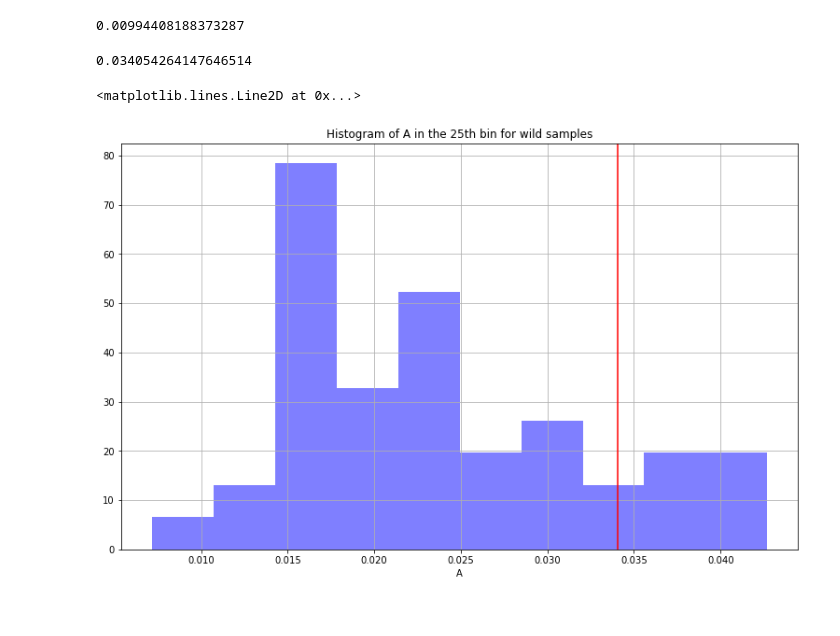
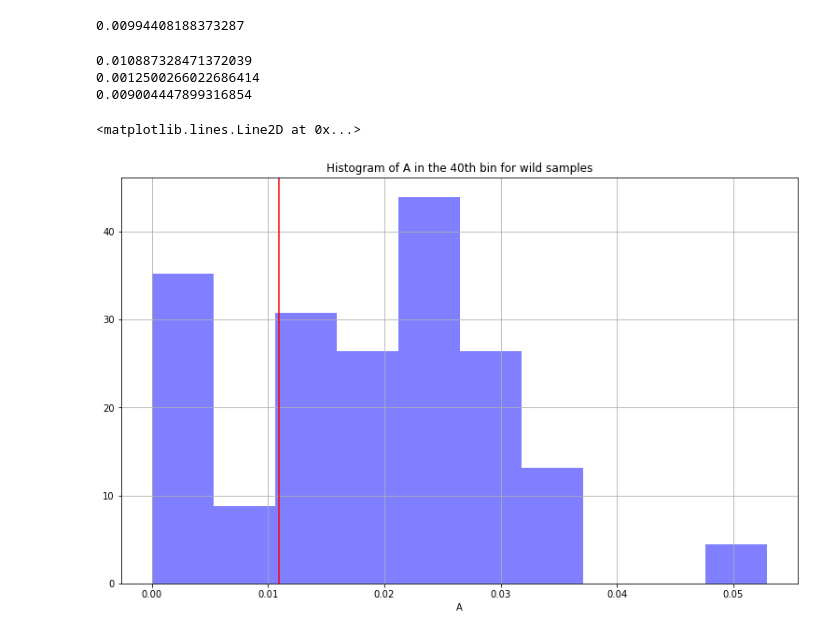
Before and after one commit to liwencong1995/SDS-Capstone-Zebrafish, a Jupyter notebook: 1.ipynb, the cells around one changed output. Cells and saved outputs as stored; diff of their text form; code cells hidden in the pictures.

Commit message:
bin freq for a r t

```diff
--- a/1.ipynb
+++ b/1.ipynb
@@ -189,6 +188,8 @@ for wt_brain in wt_brains:
 ### Getting Bin Frequencies of A, R, T in wild types
 # %%
 hist_a, bin_edges_a = np.histogram(A, density=True, bins=50)
+hist_r, bin_edges_r = np.histogram(R, density=True, bins=50)
+hist_t, bin_edges_t = np.histogram(T, density=True, bins=50)
 # %%
 bin_edges_a
 # %% [output]
@@ -211,25 +212,39 @@ print(wt_brains[1].get_bin_freq(bin_edges_a,20))
 0.00994408188373287
 # %%
 freqs_a = []
+freqs_r = []
+freqs_t = []
 for i in range(1,51):
-    freq = []
+    freq_a = []
+    freq_r = []
+    freq_t = []
     for wt_brain in wt_brains:
-        freq.append(wt_brain.get_bin_freq(bin_edges_a,i))
-    freqs_a.append(freq)
+        freq_a.append(wt_brain.get_bin_freq(bin_edges_a,i))
+        freq_r.append(wt_brain.get_bin_freq(bin_edges_r,i))
+        freq_t.append(wt_brain.get_bin_freq(bin_edges_t,i))
+    freqs_a.append(freq_a)
+    freqs_r.append(freq_r)
+    freqs_t.append(freq_t)
 # %%
 yot = Brain()
 yot.read_data('../Output-yot-01-17-10-24/you-too_01_AT.psi')
-freq_yot=wt_brain.get_bin_freq(bin_edges_a,25)
-print(freq_yot)
+freq_yot_a=wt_brain.get_bin_freq(bin_edges_a,40)
+freq_yot_r=wt_brain.get_bin_freq(bin_edges_r,40)
+freq_yot_t=wt_brain.get_bin_freq(bin_edges_t,40)
+print(freq_yot_a)
+print(freq_yot_r)
+print(freq_yot_t)
 # %% [output]
-0.034054264147646514
+0.010887328471372039
+0.0012500266022686414
+0.009004447899316854
 # %%
 plt.figure(figsize=(13, 8))
-plt.hist(freqs_a[25], facecolor='b', alpha=0.5, normed=True)
+plt.hist(freqs_a[40], facecolor='b', alpha=0.5, normed=True)
 plt.xlabel('A')
-plt.title('Histogram of A in the 25th bin for wild samples')
+plt.title('Histogram of A in the 40th bin for wild samples')
 plt.grid(True)
-plt.axvline(x=freq_yot, color='r')
+plt.axvline(x=freq_yot_a, color='r')
 # %% [output]
 <matplotlib.lines.Line2D at 0x...>
-[figure, old version]
+[figure, new version]
```
Also changed, not shown: parts of 3 cells of this notebook.
